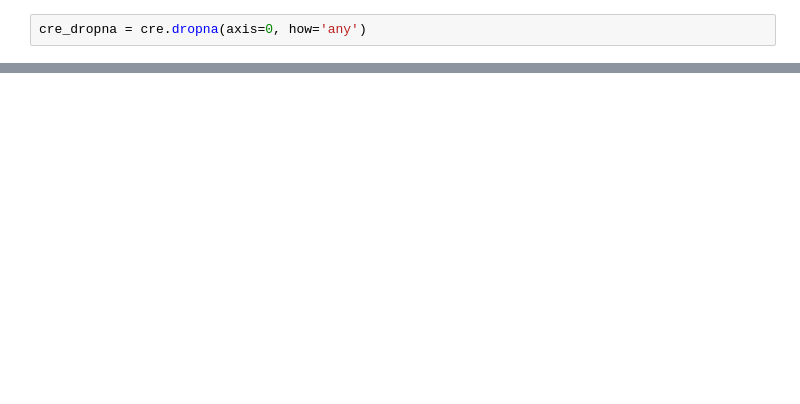
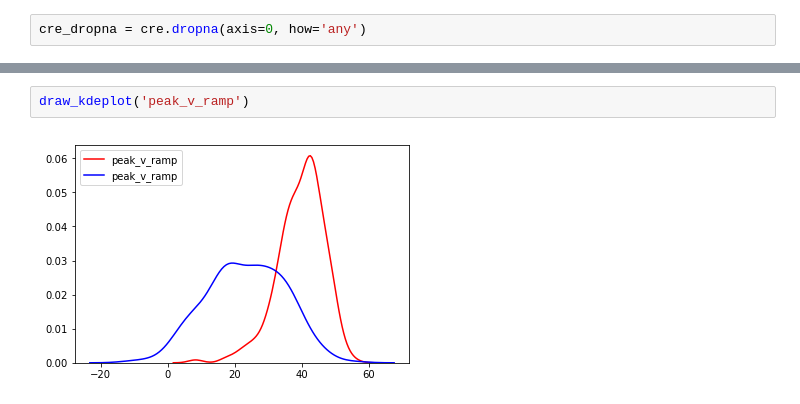
Before and after one commit to HyunsuLee/Ephy_type, a Jupyter notebook: Clustering/allen_data_analysis_2.ipynb, the cells around one changed output, grey strips where cells are left out. Cells and saved outputs as stored; diff of their text form; blank space fills up the shorter version.

```diff
--- a/Clustering/allen_data_analysis_2.ipynb
+++ b/Clustering/allen_data_analysis_2.ipynb
@@ -57,0 +63,4 @@ sns.distplot(cre_dropna[cre_dropna['binary_neuron'] == 'Inhibitory']['adaptation
+# %%
+draw_kdeplot('peak_v_ramp')
+# %% [output]
+[figure, added]
```
Also changed, not shown: parts of 10 cells of this notebook, 1 other file.
